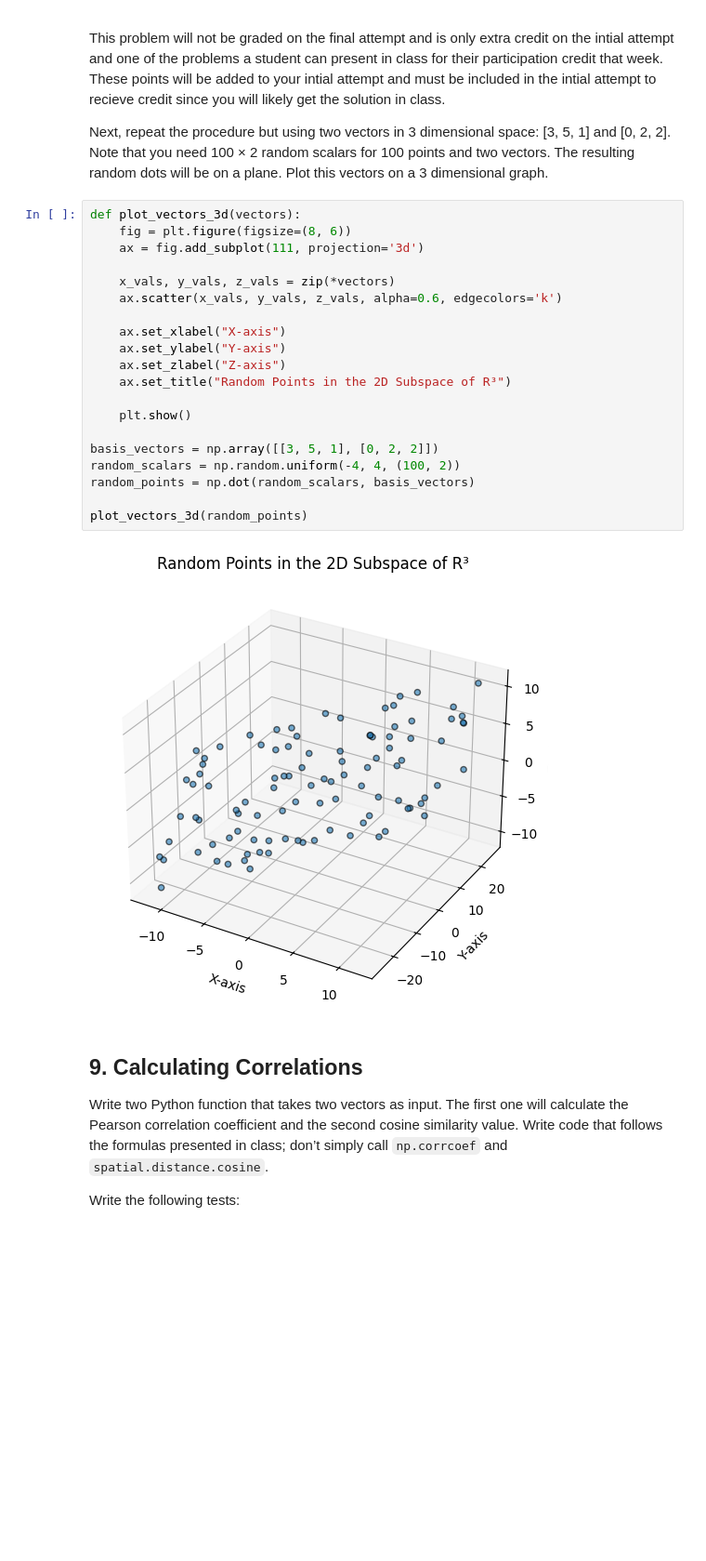
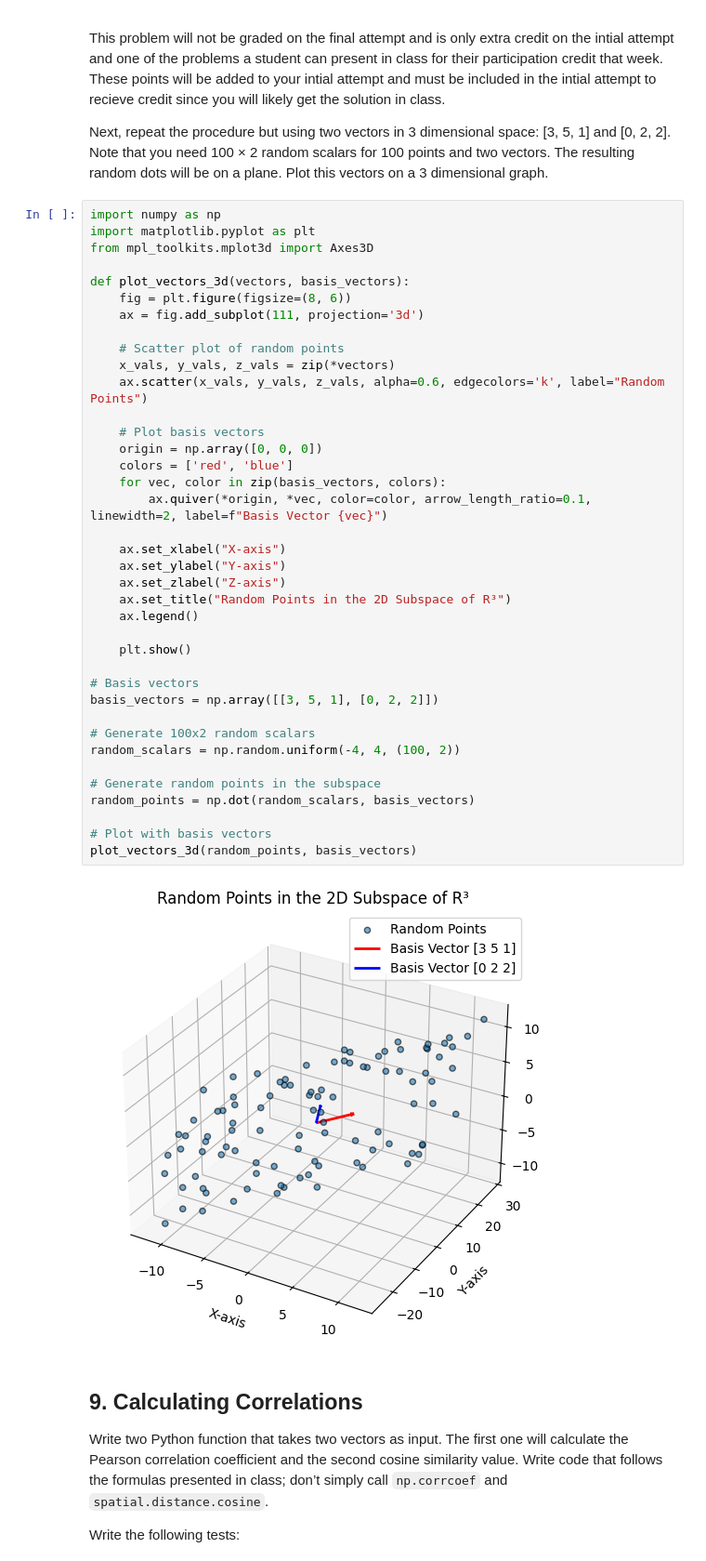
Before and after one commit to florianaewing/AD450_FE, a Jupyter notebook: week_5_vectors_applications.ipynb, the cells around one changed output. Shown at 93% size. Cells and saved outputs as stored; diff of their text form; blank space fills up the shorter version.

```diff
--- a/week_5_vectors_applications.ipynb
+++ b/week_5_vectors_applications.ipynb
@@ -284,27 +284,45 @@ These points will be added to your intial attempt and must be included in the in
 
 Next, repeat the procedure but using two vectors in 3 dimensional space: [3, 5, 1] and [0, 2, 2]. Note that you need 100 × 2 random scalars for 100 points and two vectors. The resulting random dots will be on a plane. Plot this vectors on a 3 dimensional graph.
 # %%
-def plot_vectors_3d(vectors):
+import numpy as np
+import matplotlib.pyplot as plt
+from mpl_toolkits.mplot3d import Axes3D
+
+def plot_vectors_3d(vectors, basis_vectors):
     fig = plt.figure(figsize=(8, 6))
     ax = fig.add_subplot(111, projection='3d')
 
+    # Scatter plot of random points
     x_vals, y_vals, z_vals = zip(*vectors)
-    ax.scatter(x_vals, y_vals, z_vals, alpha=0.6, edgecolors='k')
+    ax.scatter(x_vals, y_vals, z_vals, alpha=0.6, edgecolors='k', label="Random Points")
+
+    # Plot basis vectors
+    origin = np.array([0, 0, 0])
+    colors = ['red', 'blue']
+    for vec, color in zip(basis_vectors, colors):
+        ax.quiver(*origin, *vec, color=color, arrow_length_ratio=0.1, linewidth=2, label=f"Basis Vector {vec}")
 
     ax.set_xlabel("X-axis")
     ax.set_ylabel("Y-axis")
     ax.set_zlabel("Z-axis")
     ax.set_title("Random Points in the 2D Subspace of R³")
+    ax.legend()
 
     plt.show()
 
+# Basis vectors
 basis_vectors = np.array([[3, 5, 1], [0, 2, 2]])
+
+# Generate 100x2 random scalars
 random_scalars = np.random.uniform(-4, 4, (100, 2))
+
+# Generate random points in the subspace
 random_points = np.dot(random_scalars, basis_vectors)
 
-plot_vectors_3d(random_points)
+# Plot with basis vectors
+plot_vectors_3d(random_points, basis_vectors)
 # %% [output]
-[figure, old version]
+[figure, new version]
 # %% [markdown]
 ## 9. Calculating Correlations
 
```
